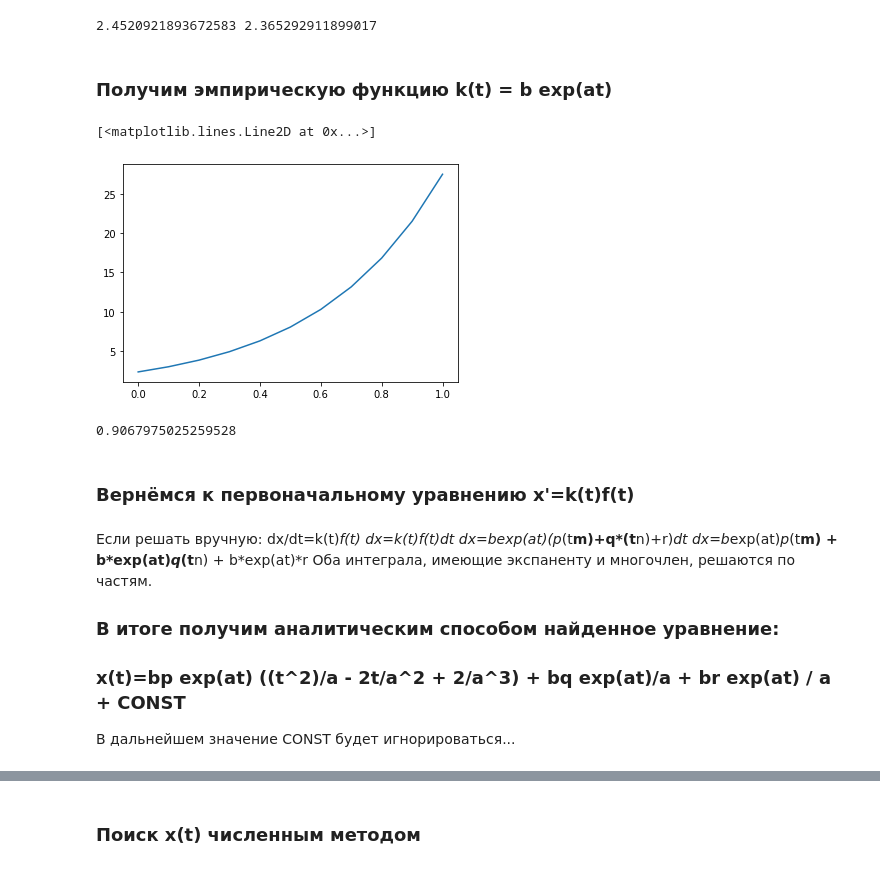
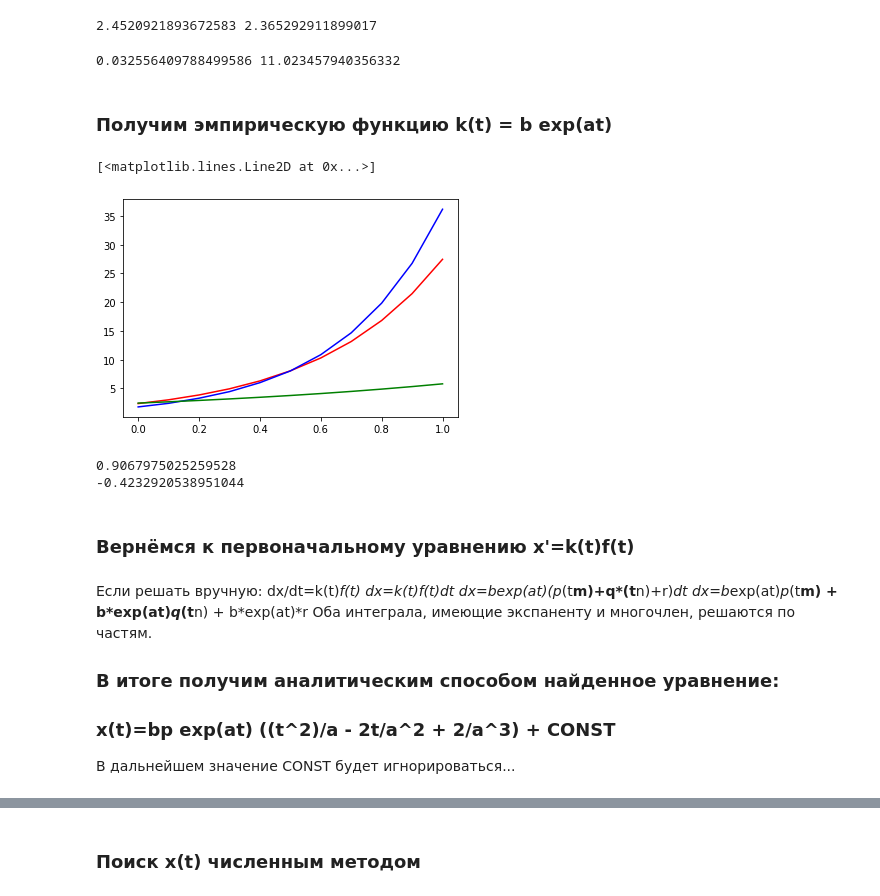
Before and after one commit to Viktory4121/Math_modeling, a Jupyter notebook: IDZ1_MM.ipynb, the cells around one changed output, grey strips where cells are left out. Drawn from its saved outputs; the diff is of its cells as text; code cells hidden in the pictures.

```diff
--- a/IDZ1_MM.ipynb
+++ b/IDZ1_MM.ipynb
@@ -64,24 +51,38 @@ b = math.exp(np.mean(np.array(k_t_log)) - a * np.mean(np.array(t)))
 print(a, b)
 # %% [output]
 2.4520921893672583 2.365292911899017
+# %%
+b2 = math.exp((np.mean(np.array(k_t_log) * np.array(t))) - np.mean(np.array(k_t_log)) * np.mean(np.array(t)))/(np.mean(np.array(t)**2) * np.mean(np.array(t)**2))
+a2 = math.exp(np.mean(np.array(k_t_log)) - b2 * np.mean(np.array(t)))
+print(a2, b2)
+# %% [output]
+0.032556409788499586 11.023457940356332
 # %% [markdown]
 ### Получим эмпирическую функцию k(t) = b exp(at)
 # %%
 #k(t) эмпирическое
 k_t_empir = []
 for i in range(len(t)):
   k_t_empir.append(b * math.exp(a * t[i]))
 
-plt.plot(t, k_t_empir)
+k_t_empir2 = []
+for i in range(len(t)):
+  k_t_empir2.append(a * (b**t[i]))
+
+plt.plot(t, k_t_empir, color = "red")
+plt.plot(t, k_t, color = "blue")
+plt.plot(t, k_t_empir2, color = "green")
 # %% [output]
 [<matplotlib.lines.Line2D at 0x...>]
-[figure, old version]
+[figure, new version]
 # %%
 #Коэффициент детерминации
 #R2 = (sum(np.array(k_t_empir) - np.mean(np.array(k_t)))**2)/(sum(np.array(k_t) - np.mean(np.array(k_t)))**2)
 print(r2_score(k_t, k_t_empir))
+print(r2_score(k_t, k_t_empir2))
 # %% [output]
 0.9067975025259528
+-0.4232920538951044
 # %% [markdown]
 ### Вернёмся к первоначальному уравнению x'=k(t)f(t)
 # %% [markdown]
@@ -92,7 +93,7 @@ print(r2_score(k_t, k_t_empir))
  dx=b*exp(at)*p*(t**m) + b*exp(at)*q*(t**n) + b*exp(at)*r
 Оба интеграла, имеющие экспаненту и многочлен, решаются по частям.
 ### В итоге получим аналитическим способом найденное уравнение:
-### x(t)=bp exp(at) ((t^2)/a - 2t/a^2 + 2/a^3) + bq exp(at)/a + br exp(at) / a + CONST
+### x(t)=bp exp(at) ((t^2)/a - 2t/a^2 + 2/a^3) + CONST
 В дальнейшем значение CONST будет игнорироваться...
 # %%
 #Вычисление значений функции, найденной аналитическим путём x(t)
```
Also changed, not shown: parts of 9 cells of this notebook.
